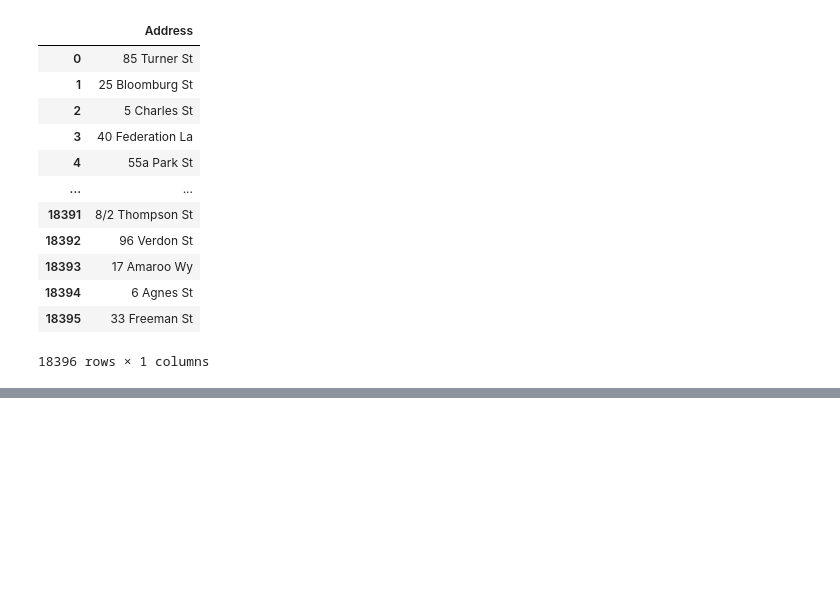
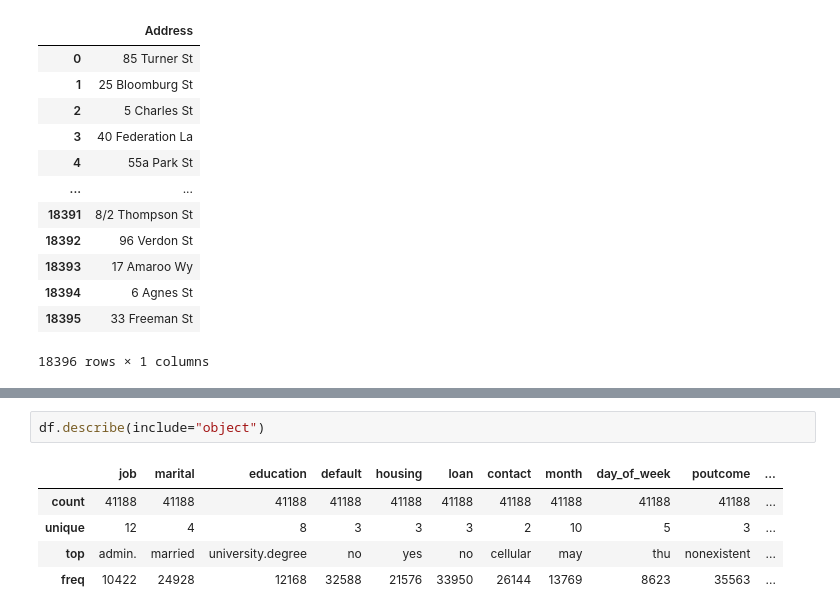
Before and after one commit to morteza-rp/fanap, a Jupyter notebook: fanap.ipynb, the cells around one changed output, grey strips where cells are left out. Drawn from its saved outputs; the diff is of its cells as text; blank space fills up the shorter version.

```diff
--- a/fanap.ipynb
+++ b/fanap.ipynb
@@ -42,0 +77,8 @@ data[["Address"]]
+# %%
+df.describe(include="object")
+# %% [output]
+|  | job | marital | education | default | housing | loan | contact | month | day_of_week | poutcome | ... |
+| count | 41188 | 41188 | 41188 | 41188 | 41188 | 41188 | 41188 | 41188 | 41188 | 41188 | ... |
+| unique | 12 | 4 | 8 | 3 | 3 | 3 | 2 | 10 | 5 | 3 | ... |
+| top | admin. | married | university.degree | no | yes | no | cellular | may | thu | nonexistent | ... |
+| freq | 10422 | 24928 | 12168 | 32588 | 21576 | 33950 | 26144 | 13769 | 8623 | 35563 | ... |
```
Also changed, not shown: parts of 13 cells of this notebook, 1 other file.
